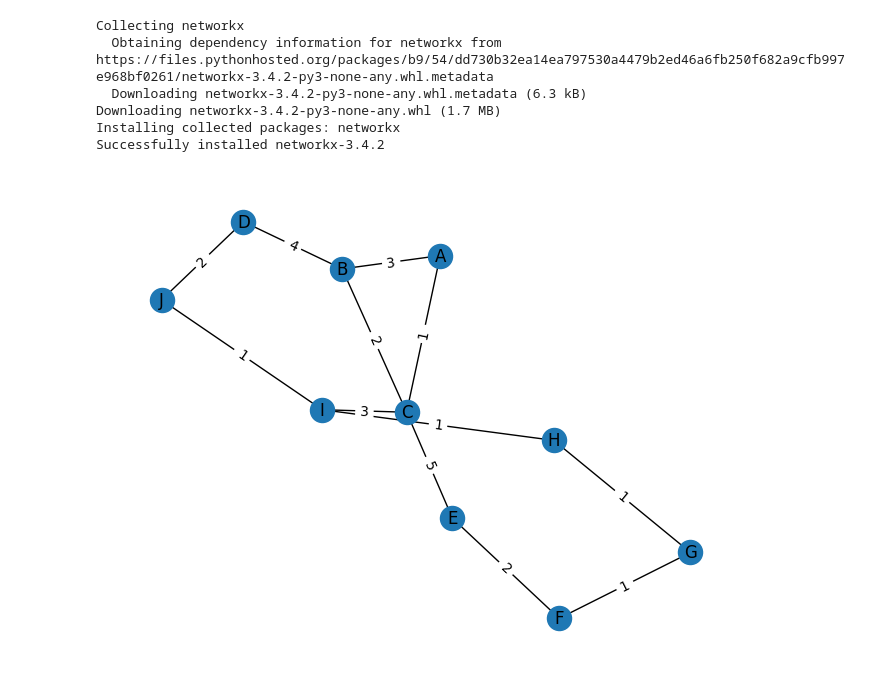
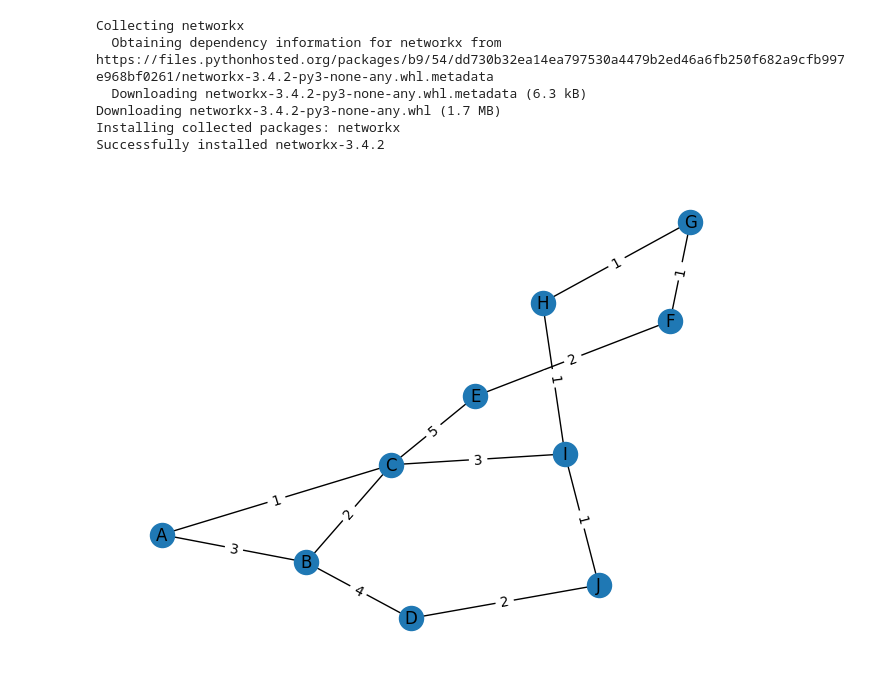
Before and after one commit to tomhuhh/sysen6000, a Jupyter notebook: Assignment_4/networks.ipynb, the cells around one changed output. Drawn from its saved outputs; the diff is of its cells as text; code cells hidden in the pictures.

```diff
--- a/Assignment_4/networks.ipynb
+++ b/Assignment_4/networks.ipynb
@@ -16,36 +18,37 @@ import matplotlib.pyplot as plt
 # create empty undirected graph
 G = nx.Graph()
 
 # add all 10 nodes
 G.add_nodes_from(['A','B','C','D','E','F','G','H','I','J'])
 
 # edge list with weights (u, v, w)
 edges_G = [
     ('A', 'B', 3),
     ('A', 'C', 1),
     ('B', 'C', 2),
     ('B', 'D', 4),
     ('C', 'E', 5),
     ('E', 'F', 2),
     ('F', 'G', 1),
     ('G', 'H', 1),
     ('H', 'I', 1),
     ('I', 'J', 1),
     ('D', 'J', 2),
     ('C', 'I', 3)
 ]
 
 # add weighted edges
 G.add_weighted_edges_from(edges_G)
 
-# (optional) draw G with edge weights
-pos = nx.spring_layout(G, seed=0)
+# draw G with edge weights
+# Use spring_layout but tweak parameters to spread things out
+pos = nx.spring_layout(G, seed=7, k=0.8, iterations=200)
 nx.draw(G, pos, with_labels=True)
 labels = nx.get_edge_attributes(G, 'weight')
 nx.draw_networkx_edge_labels(G, pos, edge_labels=labels)
 plt.show()
 # %% [output]
-[figure, old version]
+[figure, new version]
 # %%
 # ----- Directed graph D -----
 
```
Also changed, not shown: parts of 25 cells of this notebook, 4 other files.
